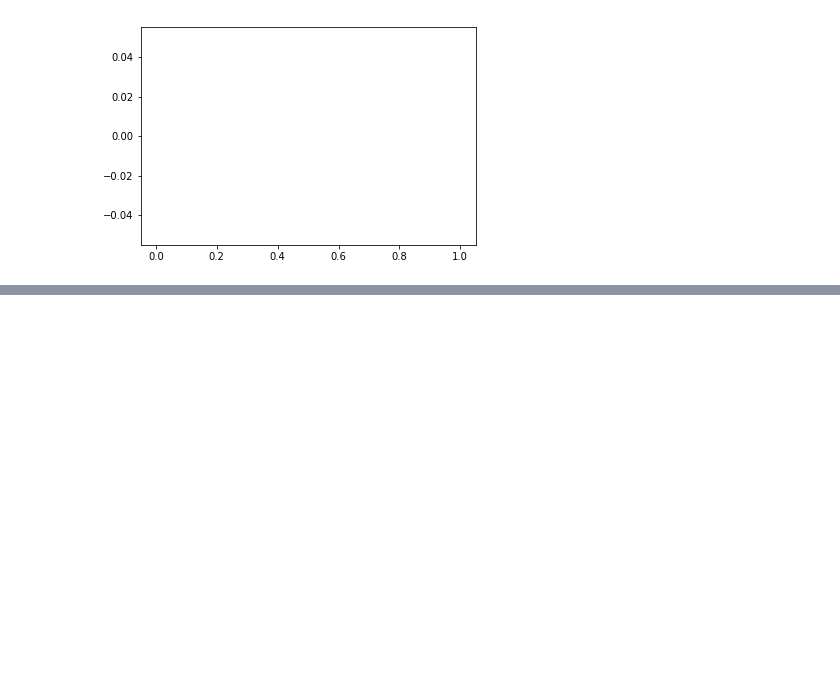
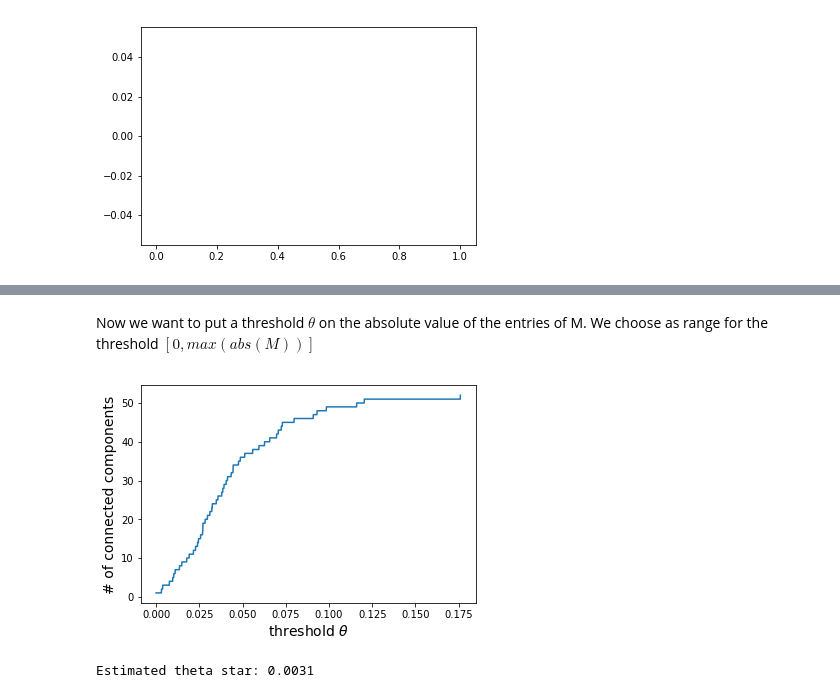
Before and after one commit to mango915/Forests, a Jupyter notebook: Forest.ipynb, the cells around one changed output, grey strips where cells are left out. Cells and saved outputs as stored; diff of their text form; code cells hidden in the pictures; blank space fills up the shorter version.

```diff
--- a/Forest.ipynb
+++ b/Forest.ipynb
@@ -352,0 +423,44 @@ plt.show()
+# %% [markdown]
+Now we want to put a threshold $\theta$ on the absolute value of the entries of M. We choose as range for the threshold $[0,max(abs(M))]$
+# %%
+def laplacian(A):
+    degrees = A.sum(axis = 0)
+    K = np.diag(degrees)
+    return K-A
+# %%
+# number of threshold we want to use
+T = 2000
+# consider evenly spaced thresholds
+thresholds = np.linspace(0, np.max(np.abs(M)), T)
+# placehholder for the number of connected components for each threshold
+connected_components = np.zeros(T)
+# this is the order of magnitude under which we consider zero an eigenvalue
+sensibility = 10**-12
+#OBS: it can't be taken too small otherwise it would count 0 connected components for theta = 0, that is absurd
+
+for i,theta in enumerate(thresholds):
+    # elementwise boolean operation, returns a matrix of True and False
+    threshold_mask = np.abs(M) > theta
+    # we can compute directly the adjacency matrix from the threshold mask
+    A = threshold_mask.astype(int)
+    # compute the laplacian of A
+    L = laplacian(A)
+    # eigenvalue decomposition; "eigh" used for symmetric matrix -> default format fo eigenvalues is set to float
+    eig_values,V = np.linalg.eigh(L)
+    # we take as zero all the eigenvalues with absolute value under the chosen sensibility
+    almost_zero = np.abs(eig_values) < sensibility
+    # number of conncected components = number of zero eigenvalues (or equivalently degeneracy of eigval 0)
+    connected_components[i] = np.count_nonzero(almost_zero.astype(int))
+# %%
+plt.plot(thresholds, connected_components)
+plt.xlabel("threshold "+r"$\theta$", fontsize = 14)
+plt.ylabel("# of connected components", fontsize = 14)
+plt.show()
+# %% [output]
+[figure, added]
+# %%
+one_component_mask = connected_components == 1
+theta_star = np.max(thresholds[one_component_mask])
+print("Estimated theta star: %.4f"%theta_star)
+# %% [output]
+Estimated theta star: 0.0031
```
Also changed, not shown: parts of 29 cells of this notebook.
